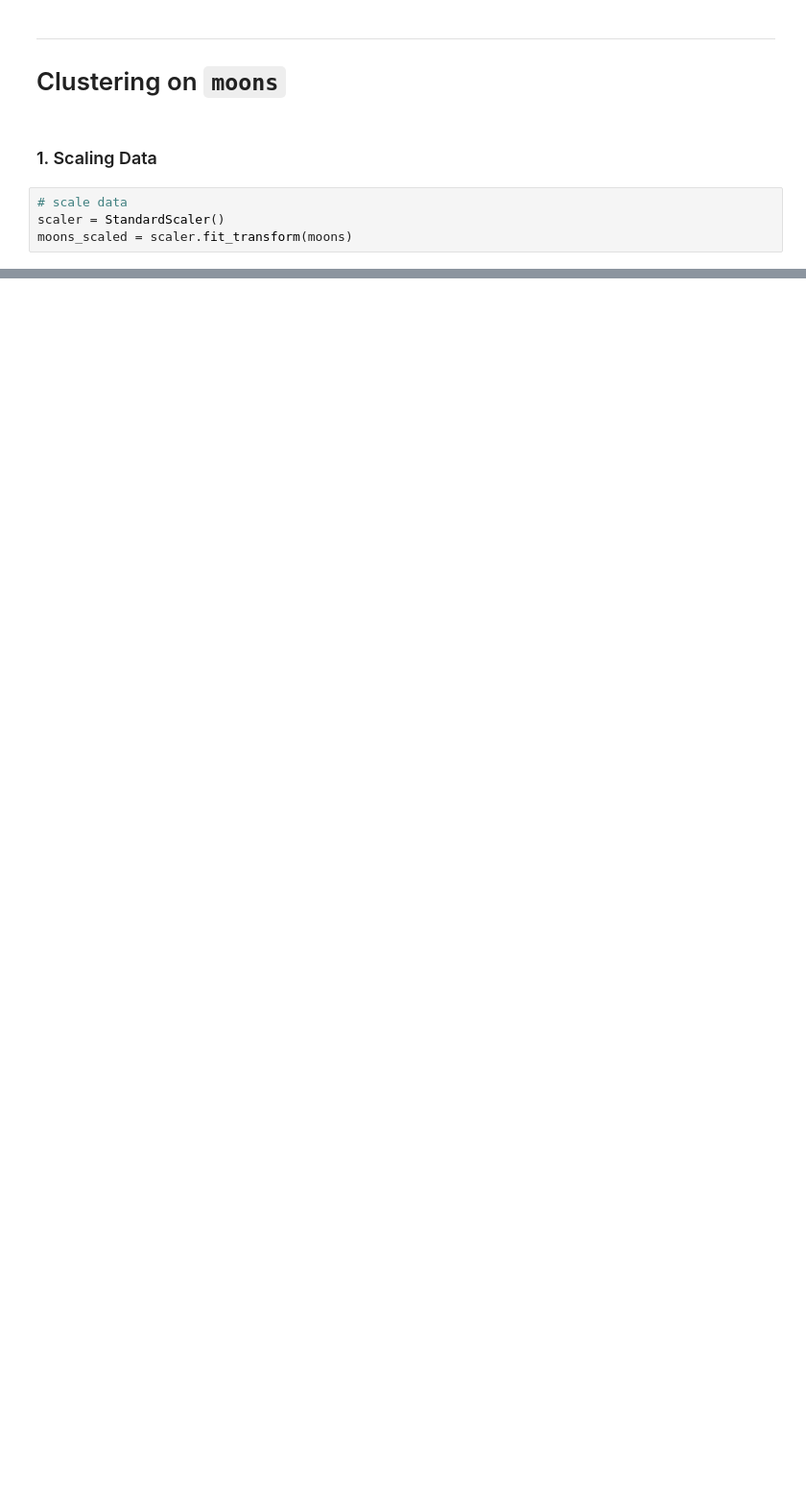
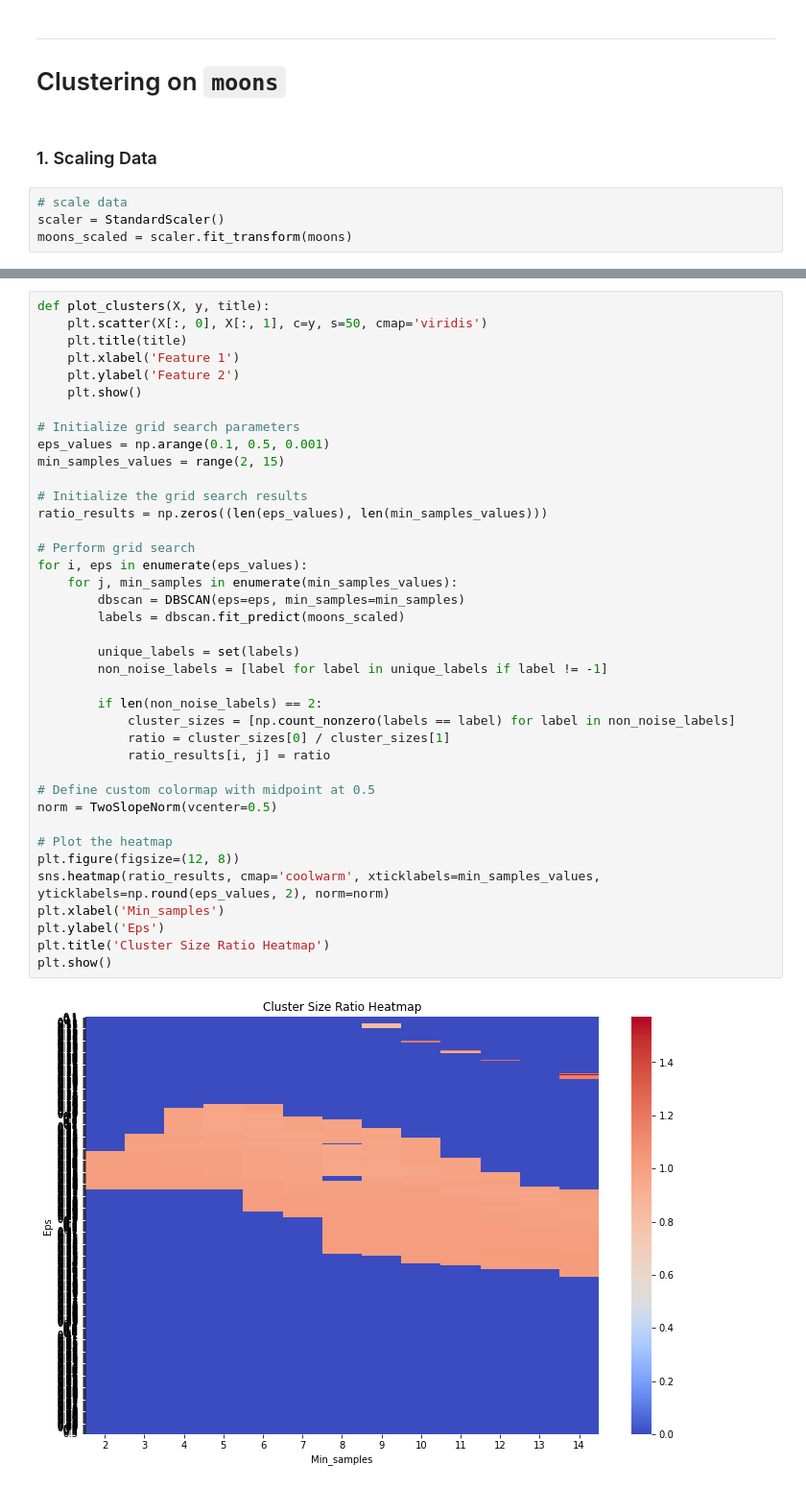
Before and after one commit to lukegge/MachineLearningCourse, a Jupyter notebook: assignment_2.ipynb, the cells around one changed output, grey strips where cells are left out. Shown at 96% size. Drawn from its saved outputs; the diff is of its cells as text; blank space fills up the shorter version.

```diff
--- a/assignment_2.ipynb
+++ b/assignment_2.ipynb
@@ -347,0 +315,41 @@ Fitting 5 folds for each of 228 candidates, totalling 1140 fits
+# %%
+def plot_clusters(X, y, title):
+    plt.scatter(X[:, 0], X[:, 1], c=y, s=50, cmap='viridis')
+    plt.title(title)
+    plt.xlabel('Feature 1')
+    plt.ylabel('Feature 2')
+    plt.show()
+
+# Initialize grid search parameters
+eps_values = np.arange(0.1, 0.5, 0.001)
+min_samples_values = range(2, 15)
+
+# Initialize the grid search results
+ratio_results = np.zeros((len(eps_values), len(min_samples_values)))
+
+# Perform grid search
+for i, eps in enumerate(eps_values):
+    for j, min_samples in enumerate(min_samples_values):
+        dbscan = DBSCAN(eps=eps, min_samples=min_samples)
+        labels = dbscan.fit_predict(moons_scaled)
+
+        unique_labels = set(labels)
+        non_noise_labels = [label for label in unique_labels if label != -1]
+
+        if len(non_noise_labels) == 2:
+            cluster_sizes = [np.count_nonzero(labels == label) for label in non_noise_labels]
+            ratio = cluster_sizes[0] / cluster_sizes[1]
+            ratio_results[i, j] = ratio
+
+# Define custom colormap with midpoint at 0.5
+norm = TwoSlopeNorm(vcenter=0.5)
+
+# Plot the heatmap
+plt.figure(figsize=(12, 8))
+sns.heatmap(ratio_results, cmap='coolwarm', xticklabels=min_samples_values, yticklabels=np.round(eps_values, 2), norm=norm)
+plt.xlabel('Min_samples')
+plt.ylabel('Eps')
+plt.title('Cluster Size Ratio Heatmap')
+plt.show()
+# %% [output]
+[figure, added]
```
Also changed, not shown: parts of 10 cells of this notebook.
